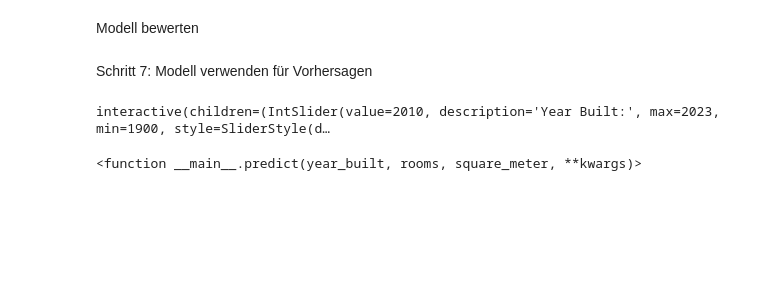
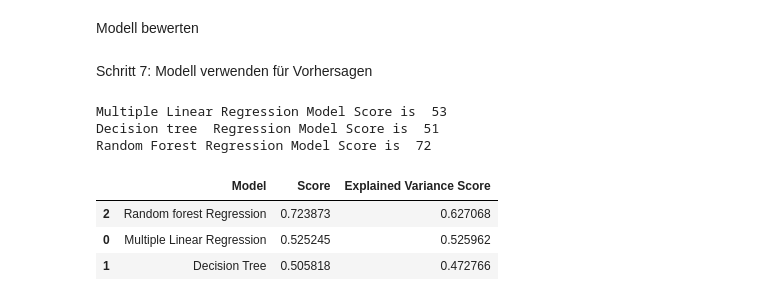
Before and after one commit to ElrasDeVayne/Immo-Projekt-DataScience, a Jupyter notebook: Property_new.ipynb, the cells around one changed output. Cells and saved outputs as stored; diff of their text form; code cells hidden in the pictures; blank space fills up the shorter version.

Commit message:
multiple Models created

```diff
--- a/Property_new.ipynb
+++ b/Property_new.ipynb
@@ -175,0 +148,10 @@ could not convert string to float: '01.07.2024'
+# %%
+# Multiple Linear Regression
+mlr = LinearRegression()
+mlr.fit(X_train, y_train)
+mlr_score = mlr.score(X_test, y_test)
+pred_mlr = mlr.predict(X_test)
+expl_mlr = explained_variance_score(y_test, pred_mlr)
+
+print(f"Model Score: {mlr_score}")
+print(f"Explained Variance Score: {expl_mlr}")
@@ -176,21 +161,41 @@ could not convert string to float: '01.07.2024'
+# %%
+from sklearn.tree import DecisionTreeRegressor
+
+
+tr_regressor = DecisionTreeRegressor(random_state=0)
+tr_regressor.fit(X_train,y_train)
+tr_regressor.score(X_test,y_test)
+pred_tr = tr_regressor.predict(X_test)
+decision_score=tr_regressor.score(X_test,y_test)
+expl_tr = explained_variance_score(pred_tr,y_test)
+# %%
+rf_regressor = RandomForestRegressor(n_estimators=28,random_state=0)
+rf_regressor.fit(X_train,y_train)
+rf_regressor.score(X_test,y_test)
+rf_pred =rf_regressor.predict(X_test)
+rf_score=rf_regressor.score(X_test,y_test)
+expl_rf = explained_variance_score(rf_pred,y_test)
 # %% [markdown]
 Modell bewerten
 # %% [markdown]
 Schritt 7: Modell verwenden für Vorhersagen
-# %%
-def predict(year_built, rooms, square_meter, **kwargs):
-    data = {'YearBuilt': [year_built], 'Rooms': [rooms], 'SquareMeter': [square_meter]}
-    for key, value in kwargs.items():
-        data[key] = [value]
-    df_predict = pd.DataFrame(data)
-    price_predicted = model.predict(df_predict)
-    print(f"Predicted Price: {price_predicted[0]}")
-
-widgets.interact(predict,
-                 year_built=widgets.IntSlider(min=1900, max=2023, value=2010, description='Year Built:', style={'description_width': 'initial'}),
-                 rooms=widgets.FloatSlider(min=1, max=20, step=0.5, value=3, description='Rooms:', style={'description_width': 'initial'}),
-                 square_meter=widgets.FloatSlider(min=10, max=1000, step=10, value=100, description='Square Meter:', style={'description_width': 'initial'}),
-                 **{f'Canton_{canton}': widgets.Checkbox(value=False, description=canton, disabled=False) for canton in cantons})
-# %% [output]
-interactive(children=(IntSlider(value=2010, description='Year Built:', max=2023, min=1900, style=SliderStyle(d…
-<function __main__.predict(year_built, rooms, square_meter, **kwargs)>
+# %%
+print("Multiple Linear Regression Model Score is ",round(mlr.score(X_test,y_test)*100))
+print("Decision tree  Regression Model Score is ",round(tr_regressor.score(X_test,y_test)*100))
+print("Random Forest Regression Model Score is ",round(rf_regressor.score(X_test,y_test)*100))
+
+#Let's have a tabular pandas data frame, for a clear comparison
+
+models_score =pd.DataFrame({'Model':['Multiple Linear Regression','Decision Tree','Random forest Regression'],
+                            'Score':[mlr_score,decision_score,rf_score],
+                            'Explained Variance Score':[expl_mlr,expl_tr,expl_rf]
+                           })
+models_score.sort_values(by='Score',ascending=False)
+# %% [output]
+Multiple Linear Regression Model Score is  53
+Decision tree  Regression Model Score is  51
+Random Forest Regression Model Score is  72
+|  | Model | Score | Explained Variance Score |
+| 2 | Random forest Regression | 0.723873 | 0.627068 |
+| 0 | Multiple Linear Regression | 0.525245 | 0.525962 |
+| 1 | Decision Tree | 0.505818 | 0.472766 |
```
Also changed, not shown: parts of 15 cells of this notebook.
